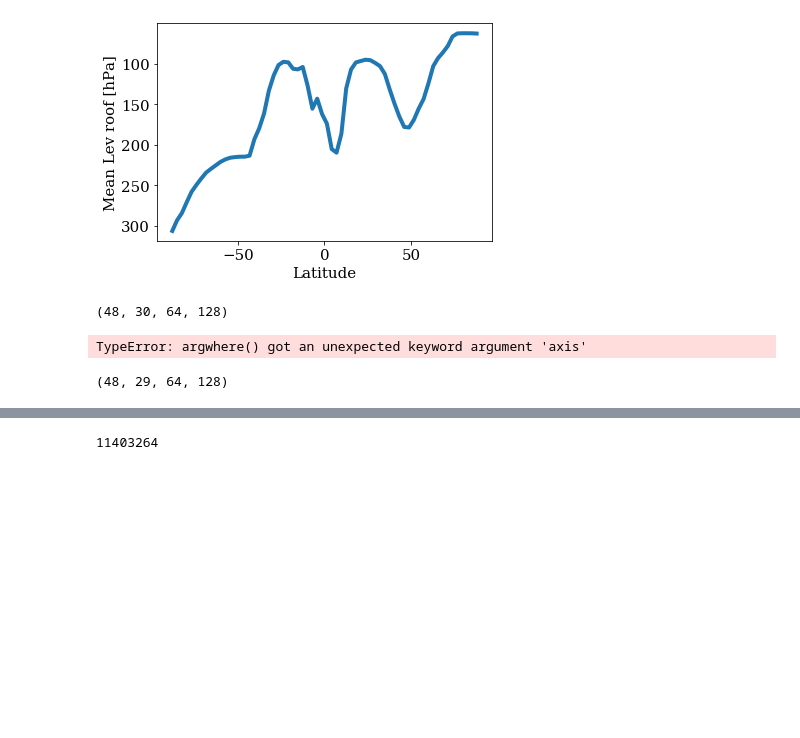
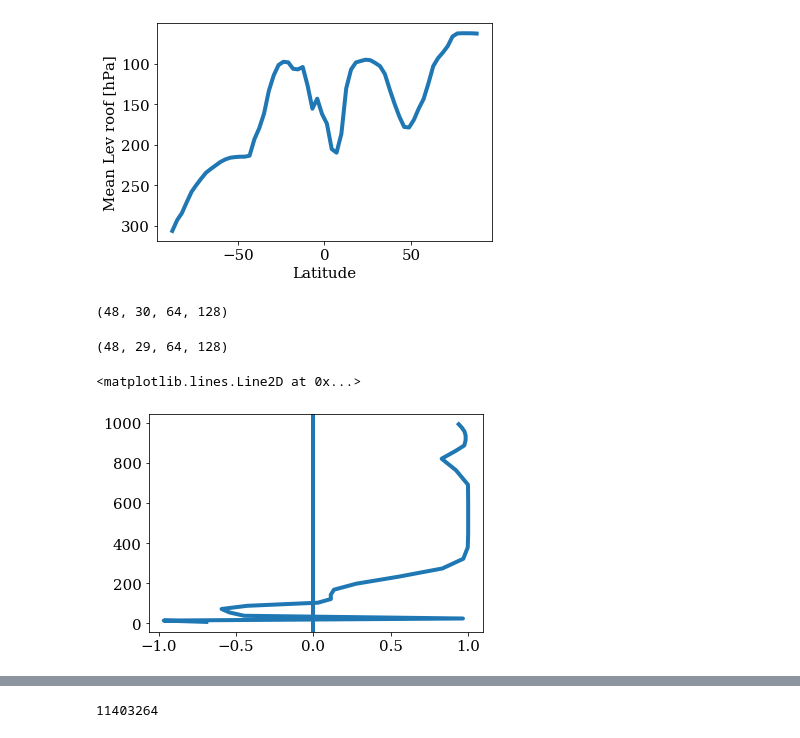
Before and after one commit to wallingTACC/CBRAIN-CAM, a Jupyter notebook: notebooks/tbeucler_devlog/044_Climate_invariant_analysis_output_scaling.ipynb, the cells around one changed output, grey strips where cells are left out. Drawn from its saved outputs; the diff is of its cells as text; code cells hidden in the pictures; blank space fills up the shorter version.

```diff
--- a/notebooks/tbeucler_devlog/044_Climate_invariant_analysis_output_scaling.ipynb
+++ b/notebooks/tbeucler_devlog/044_Climate_invariant_analysis_output_scaling.ipynb
@@ -276,11 +315,15 @@ T.shape
 # %% [output]
 (48, 30, 64, 128)
 # %%
-D = np.sign(np.diff(T,axis=1)+0.1)
-imin = np.argwhere(D,axis=1)
+D = np.sign(np.diff(T,axis=1))
+#imin = np.argwhere(D,axis=1)
-# %% [output]
-TypeError: argwhere() got an unexpected keyword argument 'axis'
 # %%
 D.shape
 # %% [output]
 (48, 29, 64, 128)
+# %%
+plt.plot(np.mean(D,axis=(0,2,3)),dataref.lev[1:])
+plt.axvline(x=0)
+# %% [output]
+<matplotlib.lines.Line2D at 0x...>
+[figure, added]
```
Also changed, not shown: parts of 70 cells of this notebook.
